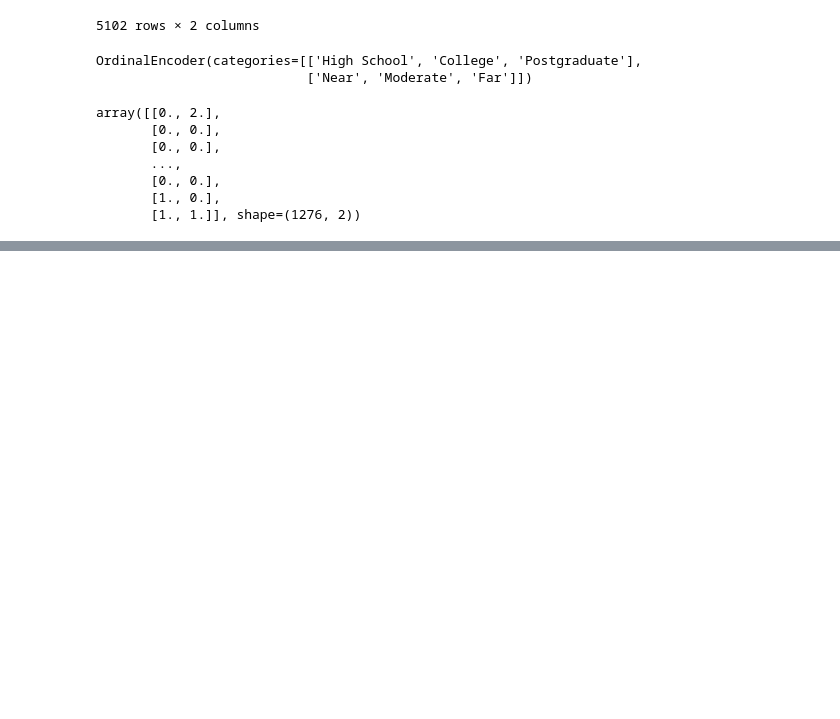
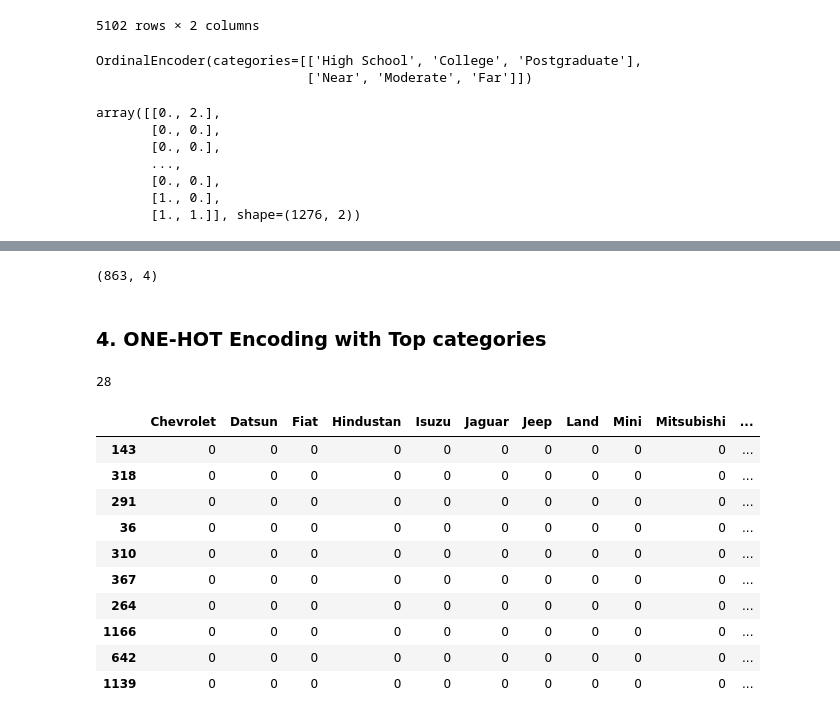
Before and after one commit to techphantom663/ML, a Jupyter notebook: 3.ipynb, the cells around one changed output, grey strips where cells are left out. Cells and saved outputs as stored; diff of their text form; code cells hidden in the pictures; blank space fills up the shorter version.

Commit message:
Learnt One Hot Encoding and Implemented it

```diff
--- a/3.ipynb
+++ b/3.ipynb
@@ -144,0 +233,2 @@ array([[0., 2.],
+# %%
+cars["brand"]=cars["brand"].replace("ISUZU","Isuzu")
@@ -144,0 +407,30 @@ array([[0., 2.],
+# %%
+X_train_new.shape
+# %% [output]
+(863, 4)
+# %% [markdown]
+### 4. ONE-HOT Encoding with Top categories
+# %%
+counts = cars['brand'].value_counts()
+# %%
+cars['brand'].nunique()
+# %% [output]
+28
+# %%
+threshold=42
+# %%
+repl=counts[counts >= threshold].index
+# %%
+pd.get_dummies(cars['brand'].replace(repl, "uncommon"),dtype='int', drop_first=True).sample(10)
+# %% [output]
+|  | Chevrolet | Datsun | Fiat | Hindustan | Isuzu | Jaguar | Jeep | Land | Mini | Mitsubishi | ... |
+| 143 | 0 | 0 | 0 | 0 | 0 | 0 | 0 | 0 | 0 | 0 | ... |
+| 318 | 0 | 0 | 0 | 0 | 0 | 0 | 0 | 0 | 0 | 0 | ... |
+| 291 | 0 | 0 | 0 | 0 | 0 | 0 | 0 | 0 | 0 | 0 | ... |
+| 36 | 0 | 0 | 0 | 0 | 0 | 0 | 0 | 0 | 0 | 0 | ... |
+| 310 | 0 | 0 | 0 | 0 | 0 | 0 | 0 | 0 | 0 | 0 | ... |
+| 367 | 0 | 0 | 0 | 0 | 0 | 0 | 0 | 0 | 0 | 0 | ... |
+| 264 | 0 | 0 | 0 | 0 | 0 | 0 | 0 | 0 | 0 | 0 | ... |
+| 1166 | 0 | 0 | 0 | 0 | 0 | 0 | 0 | 0 | 0 | 0 | ... |
+| 642 | 0 | 0 | 0 | 0 | 0 | 0 | 0 | 0 | 0 | 0 | ... |
+| 1139 | 0 | 0 | 0 | 0 | 0 | 0 | 0 | 0 | 0 | 0 | ... |
```
Also changed, not shown: parts of 34 cells of this notebook, 3 other files.
